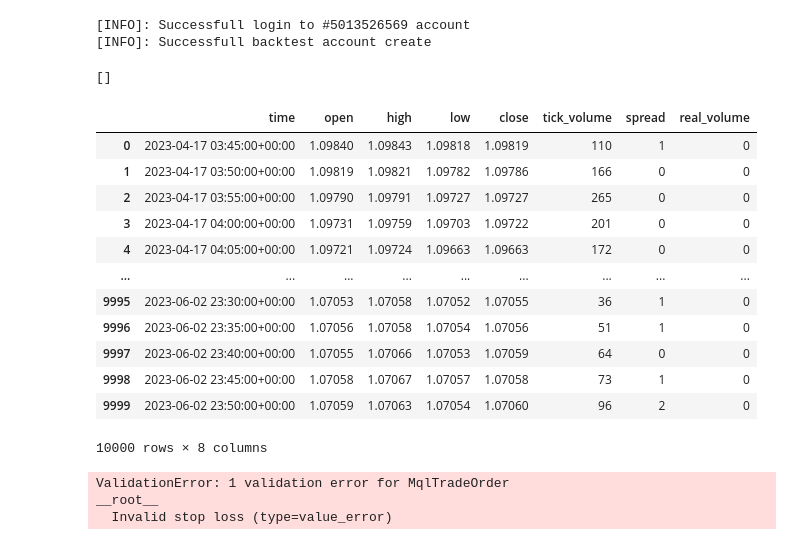
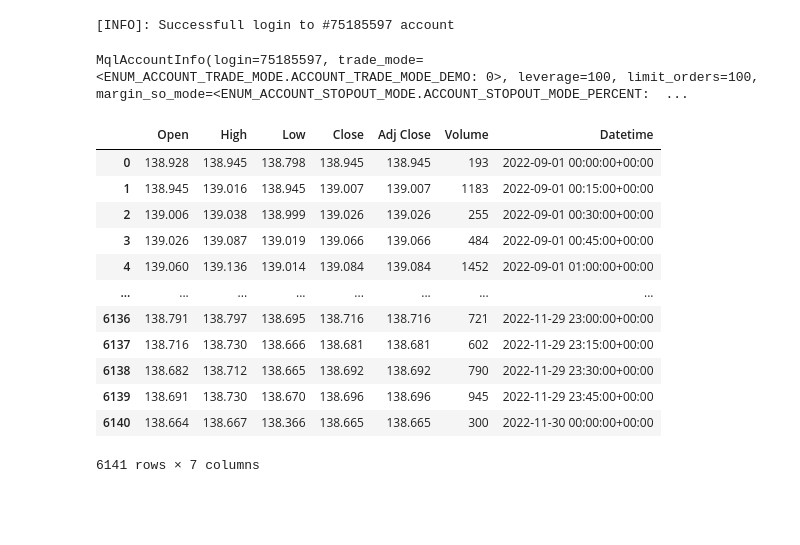
Before and after one commit to PedroFerreiraBento/MT5-Algorithmic-Trading, a Jupyter notebook: docs/strategies/tests.ipynb, the cells around one changed output. Cells and saved outputs as stored; diff of their text form; code cells hidden in the pictures; blank space fills up the shorter version.

Commit message:
feat: Trading env

```diff
--- a/docs/strategies/tests.ipynb
+++ b/docs/strategies/tests.ipynb
@@ -27,32 +27,14 @@ from AlgorithmicTrading.rates import Rates
 from AlgorithmicTrading.utils.trades import get_last_tick
 # %%
 # Hedge account
-# AccountLive.login(login=5013424139, server="MetaQuotes-Demo", password="pndvym2b")
+# account = AccountLive.login(login=75181006, server="MetaQuotes-Demo", password="MfK*K1Vc")
 # Netting account
-account = AccountLive.login(login=5013526569, server="MetaQuotes-Demo", password="h3xhhvuo")
-# JPY account
-# account = AccountLive.login(login=5013973322, server="MetaQuotes-Demo", password="ppo0zpnk")
+account = AccountLive.login(login=75185597, server="MetaQuotes-Demo", password="@cBjZ0Tp")
+# EUR account
+# account = AccountLive.login(login=75180148, server="MetaQuotes-Demo", password="Iq-g2cFm")
 # Backtest account
-account = AccountBacktest.login(balance=100_000, margin_mode=ENUM_ACCOUNT_MARGIN_MODE.ACCOUNT_MARGIN_MODE_RETAIL_NETTING)
-account.orders
+# account = AccountBacktest.login(balance=100_000, margin_mode=ENUM_ACCOUNT_MARGIN_MODE.ACCOUNT_MARGIN_MODE_RETAIL_NETTING)
+account
 # %% [output]
-[INFO]: Successfull login to #5013526569 account
-[INFO]: Successfull backtest account create
+[INFO]: Successfull login to #75185597 account
-[]
+MqlAccountInfo(login=75185597, trade_mode=<ENUM_ACCOUNT_TRADE_MODE.ACCOUNT_TRADE_MODE_DEMO: 0>, leverage=100, limit_orders=100, margin_so_mode=<ENUM_ACCOUNT_STOPOUT_MODE.ACCOUNT_STOPOUT_MODE_PERCENT:  ...
-# %%
-n_rates = Rates.get_last_n_candles("EURUSD")
-n_rates
-# %% [output]
-|  | time | open | high | low | close | tick_volume | spread | real_volume |
-| 0 | 2023-04-17 03:45:00+00:00 | 1.09840 | 1.09843 | 1.09818 | 1.09819 | 110 | 1 | 0 |
-| 1 | 2023-04-17 03:50:00+00:00 | 1.09819 | 1.09821 | 1.09782 | 1.09786 | 166 | 0 | 0 |
-| 2 | 2023-04-17 03:55:00+00:00 | 1.09790 | 1.09791 | 1.09727 | 1.09727 | 265 | 0 | 0 |
-| 3 | 2023-04-17 04:00:00+00:00 | 1.09731 | 1.09759 | 1.09703 | 1.09722 | 201 | 0 | 0 |
-| 4 | 2023-04-17 04:05:00+00:00 | 1.09721 | 1.09724 | 1.09663 | 1.09663 | 172 | 0 | 0 |
-| ... | ... | ... | ... | ... | ... | ... | ... | ... |
-| 9995 | 2023-06-02 23:30:00+00:00 | 1.07053 | 1.07058 | 1.07052 | 1.07055 | 36 | 1 | 0 |
-| 9996 | 2023-06-02 23:35:00+00:00 | 1.07056 | 1.07058 | 1.07054 | 1.07056 | 51 | 1 | 0 |
-| 9997 | 2023-06-02 23:40:00+00:00 | 1.07055 | 1.07066 | 1.07053 | 1.07059 | 64 | 0 | 0 |
-| 9998 | 2023-06-02 23:45:00+00:00 | 1.07058 | 1.07067 | 1.07057 | 1.07058 | 73 | 1 | 0 |
-| 9999 | 2023-06-02 23:50:00+00:00 | 1.07059 | 1.07063 | 1.07054 | 1.07060 | 96 | 2 | 0 |
-10000 rows × 8 columns
@@ -61,6 +41,35 @@ trade_class = Trade(account, 101010, 5, backtest_financial_data = n_rates.iloc[:
-# %%
-trade_class.buy_stop("EURUSD", 2, 2, 3, 3)
-# %% [output]
-ValidationError: 1 validation error for MqlTradeOrder
-__root__
-  Invalid stop loss (type=value_error)
+# %%
+n_rates = Rates.get_candles_range(
+    "USDJPY",
+    date_from=datetime(2022, 9, 1, tzinfo=timezone.utc),
+    date_to=datetime(2022, 11, 30, tzinfo=timezone.utc),
+    timeframe=ENUM_TIMEFRAME.TIMEFRAME_M15
+)
+# %%
+from AlgorithmicTrading.backtest.environment.environment import TradingEnv
+
+n_rates = TradingEnv.set_col_names(
+    n_rates.reset_index(),
+    adj_close_col_name="close",
+    close_col_name="close",
+    datetime_col_name="time",
+    high_col_name="high",
+    low_col_name="low",
+    open_col_name="open",
+    volume_col_name="tick_volume",
+)
+n_rates
+# %% [output]
+|  | Open | High | Low | Close | Adj Close | Volume | Datetime |
+| 0 | 138.928 | 138.945 | 138.798 | 138.945 | 138.945 | 193 | 2022-09-01 00:00:00+00:00 |
+| 1 | 138.945 | 139.016 | 138.945 | 139.007 | 139.007 | 1183 | 2022-09-01 00:15:00+00:00 |
+| 2 | 139.006 | 139.038 | 138.999 | 139.026 | 139.026 | 255 | 2022-09-01 00:30:00+00:00 |
+| 3 | 139.026 | 139.087 | 139.019 | 139.066 | 139.066 | 484 | 2022-09-01 00:45:00+00:00 |
+| 4 | 139.060 | 139.136 | 139.014 | 139.084 | 139.084 | 1452 | 2022-09-01 01:00:00+00:00 |
+| ... | ... | ... | ... | ... | ... | ... | ... |
+| 6136 | 138.791 | 138.797 | 138.695 | 138.716 | 138.716 | 721 | 2022-11-29 23:00:00+00:00 |
+| 6137 | 138.716 | 138.730 | 138.666 | 138.681 | 138.681 | 602 | 2022-11-29 23:15:00+00:00 |
+| 6138 | 138.682 | 138.712 | 138.665 | 138.692 | 138.692 | 790 | 2022-11-29 23:30:00+00:00 |
+| 6139 | 138.691 | 138.730 | 138.670 | 138.696 | 138.696 | 945 | 2022-11-29 23:45:00+00:00 |
+| 6140 | 138.664 | 138.667 | 138.366 | 138.665 | 138.665 | 300 | 2022-11-30 00:00:00+00:00 |
+6141 rows × 7 columns
```
Also changed, not shown: parts of 29 cells of this notebook, 37 other files.
